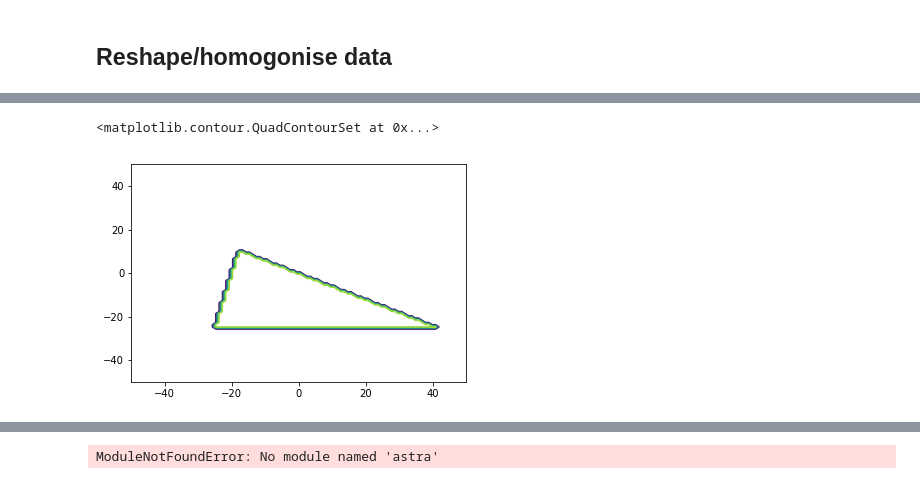
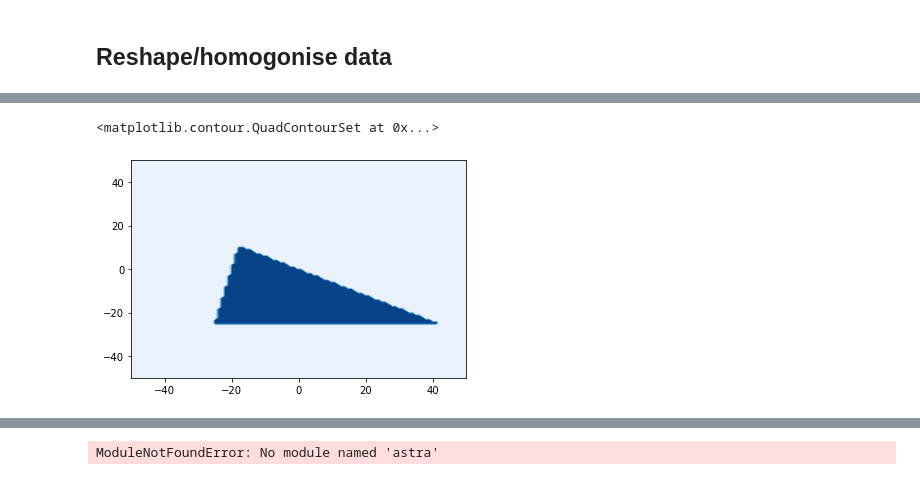
Before and after one commit to grlewis333/phd-work, a Jupyter notebook: holo-sim.ipynb, the cells around one changed output, grey strips where cells are left out. Drawn from its saved outputs; the diff is of its cells as text; code cells hidden in the pictures.

```diff
--- a/holo-sim.ipynb
+++ b/holo-sim.ipynb
@@ -287,20 +112,5 @@ for i, xx in enumerate(xc):
 # %%
-n = 100
-xs = np.linspace(-50,50,n)
-ys = np.linspace(-50,50,n)
-zs = np.linspace(-50,50,n)
-xx, yy, zz = np.meshgrid(xs,ys, zs)
-nx = xx.reshape(n**3)
-ny = yy.reshape(n**3)
-nz = zz.reshape(n**3)
-coor = np.array([nx,ny,nz]).T
-
-# Generate magnetisation
-Mx = np.zeros_like(xs)
-My = np.zeros_like(ys)
-Mz = np.zeros_like(zs)
-Mxx, Myy, Mzz = np.meshgrid(Mx, My, Mz)
-
+# Define gradient/intercept of bounding lines
 m1, c1 = 5, 100
 m2, c2 = 0, -25
 m3, c3 = -0.6, 0
@@ -324,9 +134,9 @@ Mxx = Mxx.reshape(len(xs),len(ys),len(zs))
 Myy = Myy.reshape(len(xs),len(ys),len(zs))
 Mzz = Mzz.reshape(len(xs),len(ys),len(zs))
 
-m_x, m_y, m_z = Mxx, Myy, Mzz
-MX, MY, MZ = Mxx, Myy, Mzz
-
-ave_m_x = Mxx.mean(axis=2).T
-ave_m_y = Myy.mean(axis=2).T
-ave_m_z = Mzz.mean(axis=2).T
+# plot
+# in this case plot the Mx values as slice z= 50
+%matplotlib inline
+s=5
+plt.quiver(xx[::s,::s,round(n/2)],yy[::s,::s,round(n/2)],Mxx[::s,::s,round(n/2)],Myy[::s,::s,round(n/2)],pivot='mid',scale=20)
+plt.imshow(np.flipud(Mxx[:,:,round(n/2)].T), extent=[-n/2,n/2,-n/2,n/2],cmap='Blues',vmin=0,vmax=1)
@@ -375,7 +166,7 @@ y_len = len(yuni)
 z_len = len(zuni)
 
 # Generate mesh
-X, Y, Z = np.meshgrid(xuni, yuni, zuni)
+X, Y, Z = np.meshgrid(xuni, yuni, zuni, indexing='ij')
 
 x_proj = np.average(X,axis=2)
 y_proj = np.average(Y,axis=2)
@@ -409,8 +200,9 @@ and resolution 1.0101010101010104 x 1.0101010101010104 x 1.0101010101010104 nm.
 There are a total of 100 slices in z.
 # %%
-%matplotlib inline
-plt.contour(x_proj,y_proj,ave_m_x)
+# contour plot of projected x magnetisation
+%matplotlib qt5
+plt.contourf(x_proj,y_proj,ave_m_x,cmap='Blues')
 # %% [output]
 <matplotlib.contour.QuadContourSet at 0x...>
-[figure, old version]
+[figure, new version]
 # %% [markdown]
```
Also changed, not shown: parts of 32 cells of this notebook, 1 other file.
